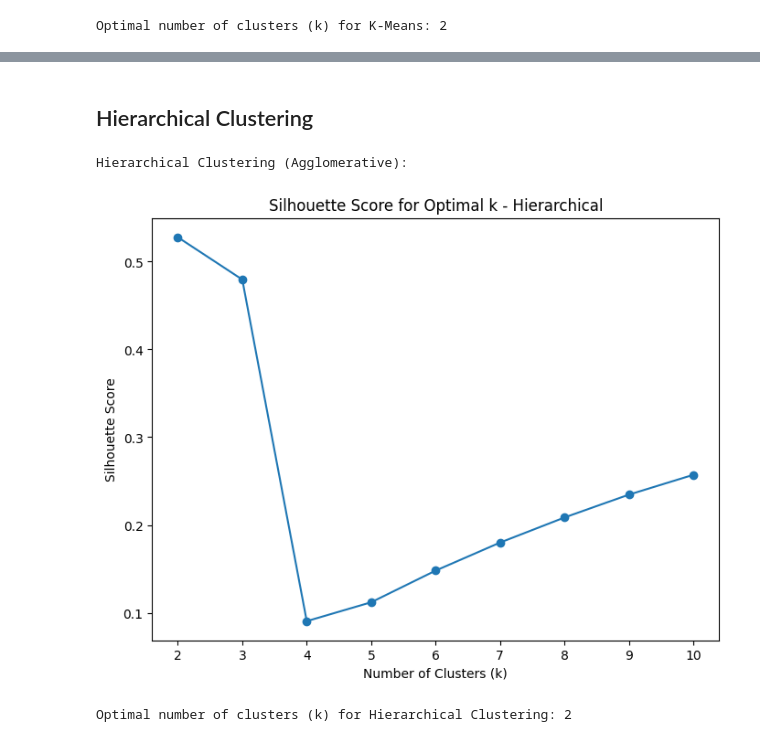
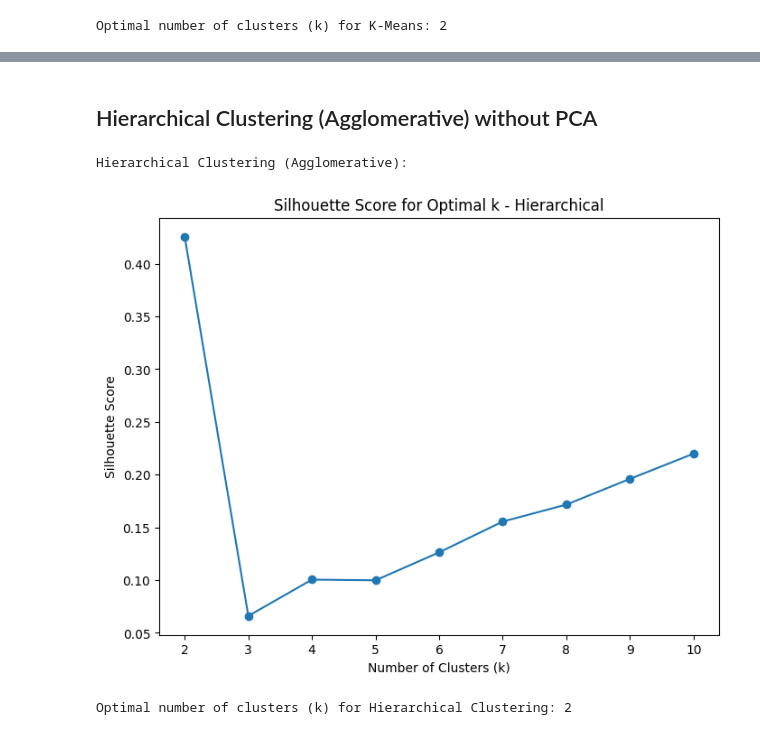
Before and after one commit to JosephJ7/Data-mining-and-machine-learning-project, a Jupyter notebook: bathing_water_quality.ipynb, the cells around one changed output, grey strips where cells are left out. Saved outputs shown, nothing was run; the diff lists cells and outputs as text; code cells hidden in the pictures.

```diff
--- a/bathing_water_quality.ipynb
+++ b/bathing_water_quality.ipynb
@@ -373,0 +371,10 @@ pivot_scaled = df_encoded
+# %%
+silhouette_scores_kmeans = []
+inertia_values = []
+k_range = range(2, 11)
+
+for k in k_range:
+    kmeans = KMeans(n_clusters=k, random_state=42)
+    kmeans.fit(df_encoded)
+    silhouette_scores_kmeans.append(silhouette_score(df_encoded, kmeans.labels_))
+    inertia_values.append(kmeans.inertia_)
@@ -374,13 +383,4 @@ pivot_scaled = df_encoded
 # %%
-print("\nK-Means Clustering:")
-silhouette_scores_kmeans = []
-k_range = range(2, 11)  # Test for k between 2 and 10
-
-for k in k_range:
-    kmeans = KMeans(n_clusters=k, random_state=42)
-    kmeans.fit(pivot_scaled)
-    silhouette_scores_kmeans.append(silhouette_score(pivot_scaled, kmeans.labels_))
-
 # Plot Silhouette Scores
 plt.figure(figsize=(8, 6))
 plt.plot(k_range, silhouette_scores_kmeans, marker='o')
@@ -399,7 +409,7 @@ print(f"Optimal number of clusters (k) for K-Means: {best_k_kmeans}")
 
 # Train K-Means with the optimal k
 kmeans = KMeans(n_clusters=best_k_kmeans, random_state=42)
-y_kmeans = kmeans.fit_predict(pivot_scaled)
+kmeans.fit_predict(df_encoded)
 kmeans_labels = kmeans.labels_
 # %% [output]
 Optimal number of clusters (k) for K-Means: 2
@@ -414,5 +420,5 @@ array([0, 0, 0, ..., 0, 0, 0], shape=(20991,), dtype=int32)
 # %%
-df_encoded['kmeans_cluster'] = y_kmeans
+df_encoded['kmeans_cluster'] = kmeans_labels
 # %%
 df_encoded.head()
 # %% [output]
@@ -426,25 +432,25 @@ df_encoded.head()
 # %% [markdown]
-## Hierarchical Clustering
+## Hierarchical Clustering (Agglomerative) without PCA
 # %%
 print("\nHierarchical Clustering (Agglomerative):")
 silhouette_scores_hierarchical = []
 
 for k in k_range:
     hierarchical = AgglomerativeClustering(n_clusters=k)
-    hierarchical.fit(pivot_scaled)
-    silhouette_scores_hierarchical.append(silhouette_score(pivot_scaled, hierarchical.labels_))
+    hierarchical.fit(df_encoded)
+    silhouette_scores_hierarchical.append(silhouette_score(df_encoded, hierarchical.labels_))
 
 # Plot Silhouette Scores for Hierarchical
 plt.figure(figsize=(8, 6))
 plt.plot(k_range, silhouette_scores_hierarchical, marker='o')
 plt.xlabel('Number of Clusters (k)')
 plt.ylabel('Silhouette Score')
 plt.title('Silhouette Score for Optimal k - Hierarchical')
 plt.xticks(k_range)
 plt.show()
 # %% [output]
 Hierarchical Clustering (Agglomerative):
-[figure, old version]
+[figure, new version]
 # %%
 # Select best k for hierarchical
 best_k_hierarchical = k_range[np.argmax(silhouette_scores_hierarchical)]
```
Also changed, not shown: parts of 46 cells of this notebook.
